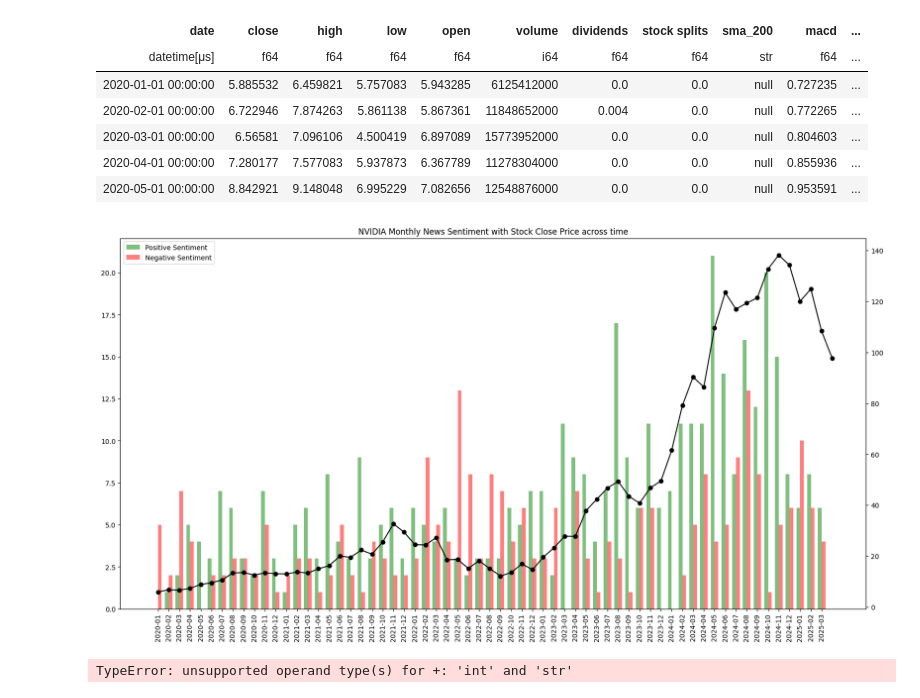
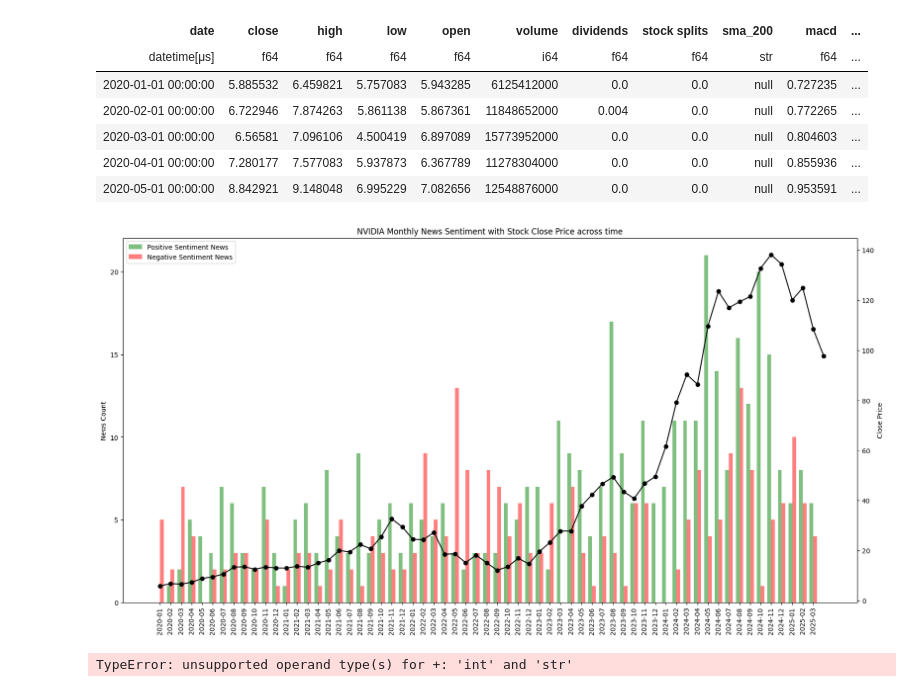
Before and after one commit to ibitec7/stock, a Jupyter notebook: src/analysis.ipynb, the cells around one changed output. Cells and saved outputs as stored; diff of their text form; code cells hidden in the pictures.

```diff
--- a/src/analysis.ipynb
+++ b/src/analysis.ipynb
@@ -348,30 +348,36 @@ shape: (5, 25)
 # %%
 import numpy as np
 
 fig, ax1 = plt.subplots()
 
 fig.set_size_inches(20, 10)
 
 ax2 = plt.twinx()
 
 ax2.plot(df_indicators["date"].dt.strftime("%Y-%m").to_list(), df_indicators["close"].to_list(), label="Close Price", color="black", marker="o")
 
 # get x positions based on the number of unique dates in sentiments dataframe
 x = np.arange(len(sentiments["date"]))
 width = 0.35
 
-ax1.bar(x - width/2, sentiments["positive"].to_list(), width, color="green", alpha=0.5, label="Positive Sentiment")
-ax1.bar(x + width/2, sentiments["negative"].to_list(), width, color="red", alpha=0.5, label="Negative Sentiment")
+ax1.bar(x - width/2, sentiments["positive"].to_list(), width, color="green", alpha=0.5, label="Positive Sentiment News")
+ax1.bar(x + width/2, sentiments["negative"].to_list(), width, color="red", alpha=0.5, label="Negative Sentiment News")
 
 ax1.legend(loc="upper left")
 # update x-tick labels
 ax1.set_xticks(x)
 ax1.set_xticklabels(sentiments["date"].dt.strftime("%Y-%m").to_list(), rotation=90)
 
+ax1.set_yticks(range(0, 25, 5))
+ax1.set_ylabel("News Count")
+
+ax2.set_yticks(range(0, 160, 20))
+ax2.set_ylabel("Close Price")
+
 plt.title("NVIDIA Monthly News Sentiment with Stock Close Price across time")
 plt.savefig(os.path.join(PLOTS_DIR, "sentiment_close_price.png"))
 # %% [output]
-[figure, old version]
+[figure, new version]
 # %%
 plt.bar(sentiments["date"].dt.strftime("%Y-%m").to_list(), sentiments["finbert_sentiment"])
 # %% [output]
```
Also changed, not shown: 5 other files.
